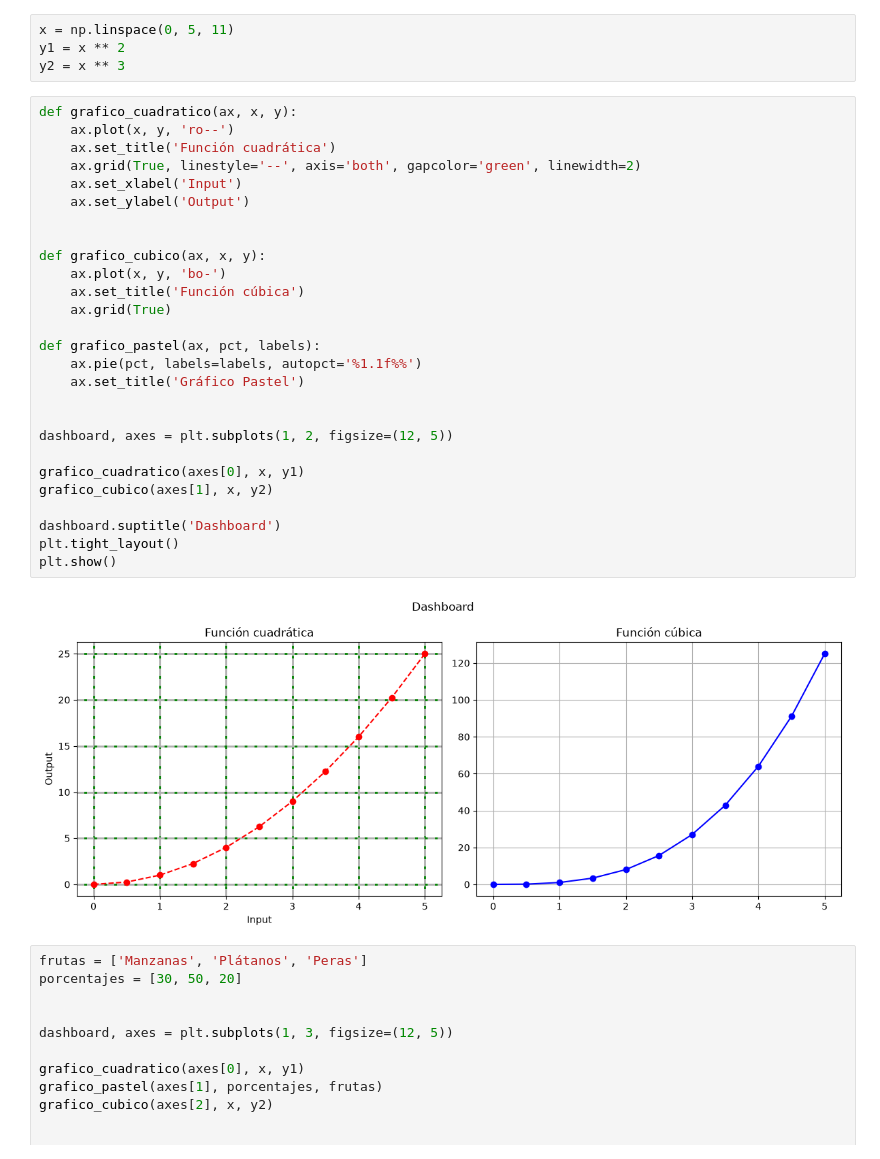
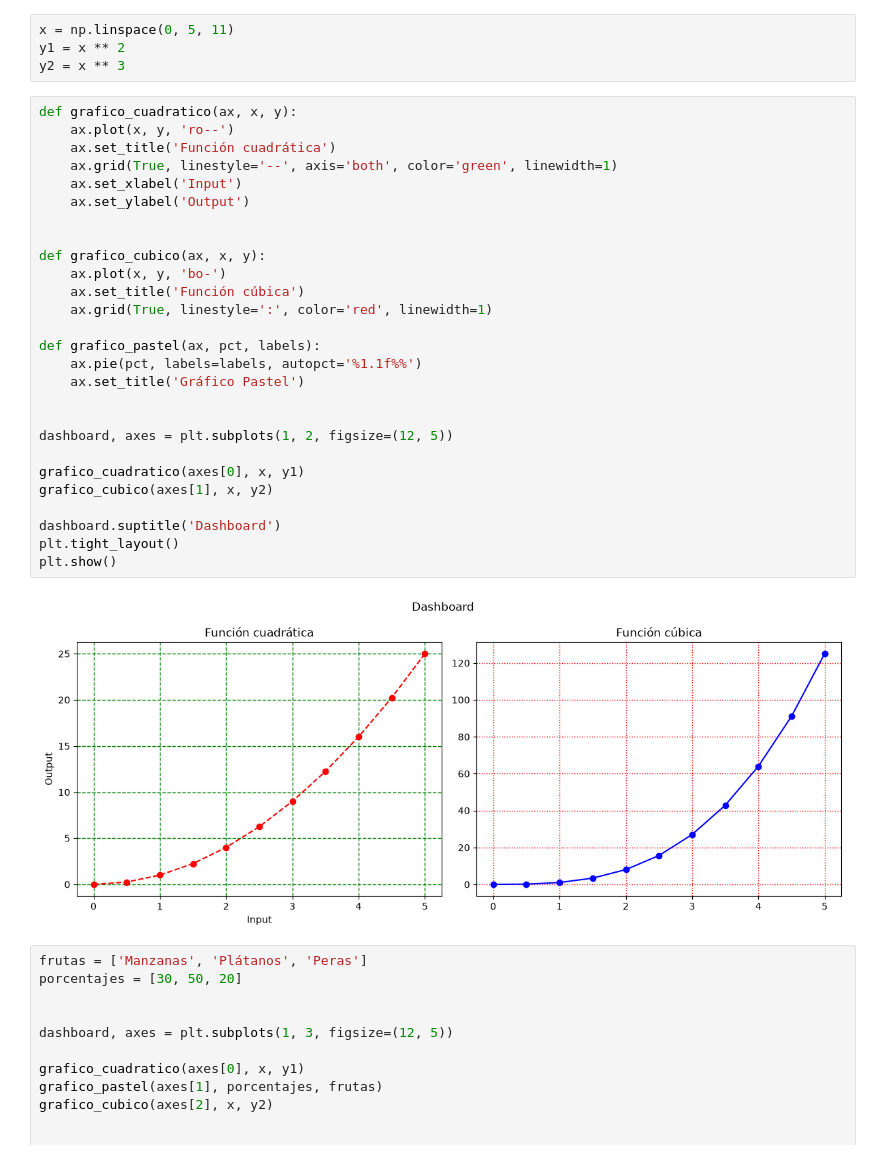
Before and after one commit to marcell-llerena/datascience-g8, a Jupyter notebook: notebooks/20260817_26_matplotlib_subplots_poo.ipynb, the cells around one changed output. Cells and saved outputs as stored; diff of their text form.

```diff
--- a/notebooks/20260817_26_matplotlib_subplots_poo.ipynb
+++ b/notebooks/20260817_26_matplotlib_subplots_poo.ipynb
@@ -9,32 +9,32 @@ y2 = x ** 3
 # %%
 def grafico_cuadratico(ax, x, y):
     ax.plot(x, y, 'ro--')
     ax.set_title('Función cuadrática')
-    ax.grid(True, linestyle='--', axis='both', gapcolor='green', linewidth=2)
+    ax.grid(True, linestyle='--', axis='both', color='green', linewidth=1)
     ax.set_xlabel('Input')
     ax.set_ylabel('Output')
 
 
 def grafico_cubico(ax, x, y):
     ax.plot(x, y, 'bo-')
     ax.set_title('Función cúbica')
-    ax.grid(True)
+    ax.grid(True, linestyle=':', color='red', linewidth=1)
 
 def grafico_pastel(ax, pct, labels):
     ax.pie(pct, labels=labels, autopct='%1.1f%%')
     ax.set_title('Gráfico Pastel')
 
 
 dashboard, axes = plt.subplots(1, 2, figsize=(12, 5))
 
 grafico_cuadratico(axes[0], x, y1)
 grafico_cubico(axes[1], x, y2)
 
 dashboard.suptitle('Dashboard')
 plt.tight_layout()
 plt.show()
 # %% [output]
-[figure, old version]
+[figure, new version]
 # %%
 frutas = ['Manzanas', 'Plátanos', 'Peras']
 porcentajes = [30, 50, 20]
```
Also changed, not shown: parts of 3 cells of this notebook.
